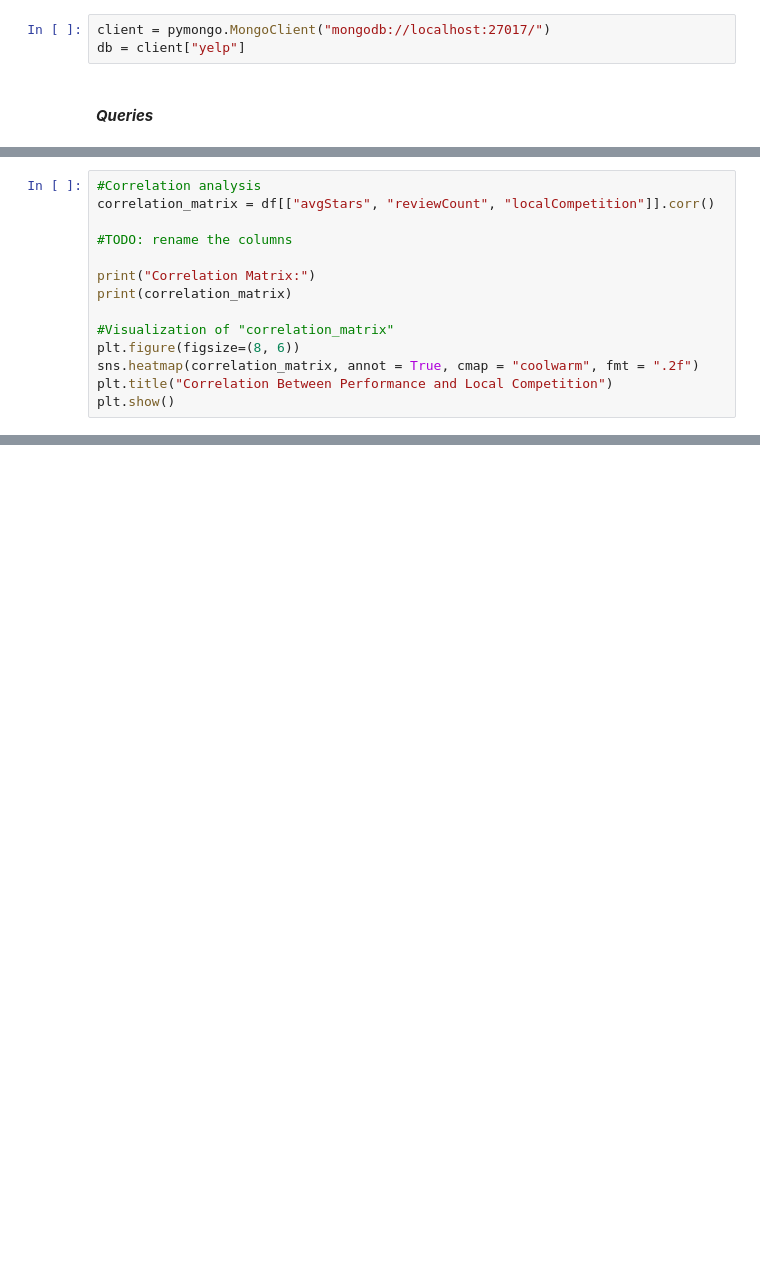
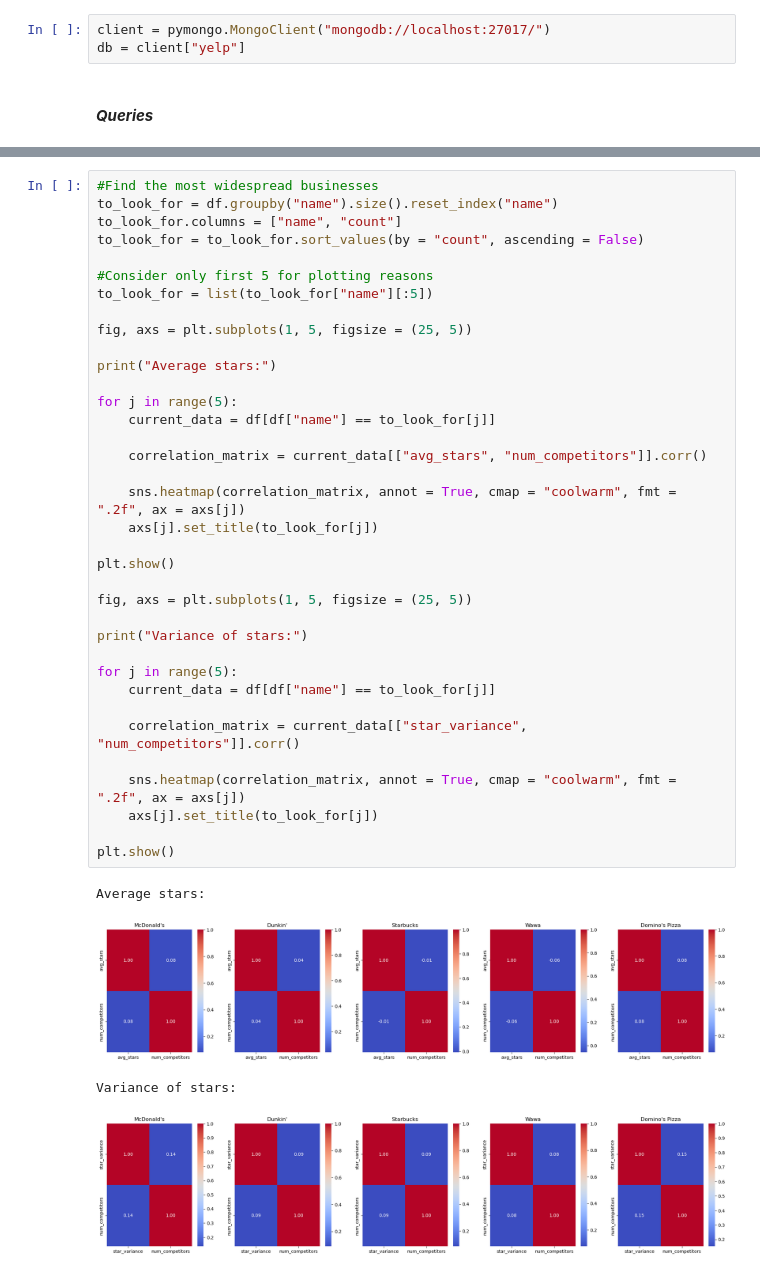
Before and after one commit to Vitali-Matteo/SMBUD-Project, a Jupyter notebook: Queries.ipynb, the cells around one changed output, grey strips where cells are left out. Drawn from its saved outputs; the diff is of its cells as text; blank space fills up the shorter version.

```diff
--- a/Queries.ipynb
+++ b/Queries.ipynb
@@ -179,14 +301,0 @@ df = pd.DataFrame(query_results)
-# %%
-#Correlation analysis
-correlation_matrix = df[["avgStars", "reviewCount", "localCompetition"]].corr()
-
-#TODO: rename the columns
-
-print("Correlation Matrix:")
-print(correlation_matrix)
-
-#Visualization of "correlation_matrix"
-plt.figure(figsize=(8, 6))
-sns.heatmap(correlation_matrix, annot = True, cmap = "coolwarm", fmt = ".2f")
-plt.title("Correlation Between Performance and Local Competition")
-plt.show()
@@ -199,0 +511,41 @@ localCompetition -0.017127     0.834322          1.000000
+# %%
+#Find the most widespread businesses
+to_look_for = df.groupby("name").size().reset_index("name")
+to_look_for.columns = ["name", "count"]
+to_look_for = to_look_for.sort_values(by = "count", ascending = False)
+
+#Consider only first 5 for plotting reasons
+to_look_for = list(to_look_for["name"][:5])
+
+fig, axs = plt.subplots(1, 5, figsize = (25, 5))
+
+print("Average stars:")
+
+for j in range(5):
+    current_data = df[df["name"] == to_look_for[j]]
+
+    correlation_matrix = current_data[["avg_stars", "num_competitors"]].corr()
+
+    sns.heatmap(correlation_matrix, annot = True, cmap = "coolwarm", fmt = ".2f", ax = axs[j])
+    axs[j].set_title(to_look_for[j])
+
+plt.show()
+
+fig, axs = plt.subplots(1, 5, figsize = (25, 5))
+
+print("Variance of stars:")
+
+for j in range(5):
+    current_data = df[df["name"] == to_look_for[j]]
+
+    correlation_matrix = current_data[["star_variance", "num_competitors"]].corr()
+
+    sns.heatmap(correlation_matrix, annot = True, cmap = "coolwarm", fmt = ".2f", ax = axs[j])
+    axs[j].set_title(to_look_for[j])
+
+plt.show()
+# %% [output]
+Average stars:
+[figure, added]
+Variance of stars:
+[figure, added]
```
Also changed, not shown: parts of 22 cells of this notebook, 1 other file.
